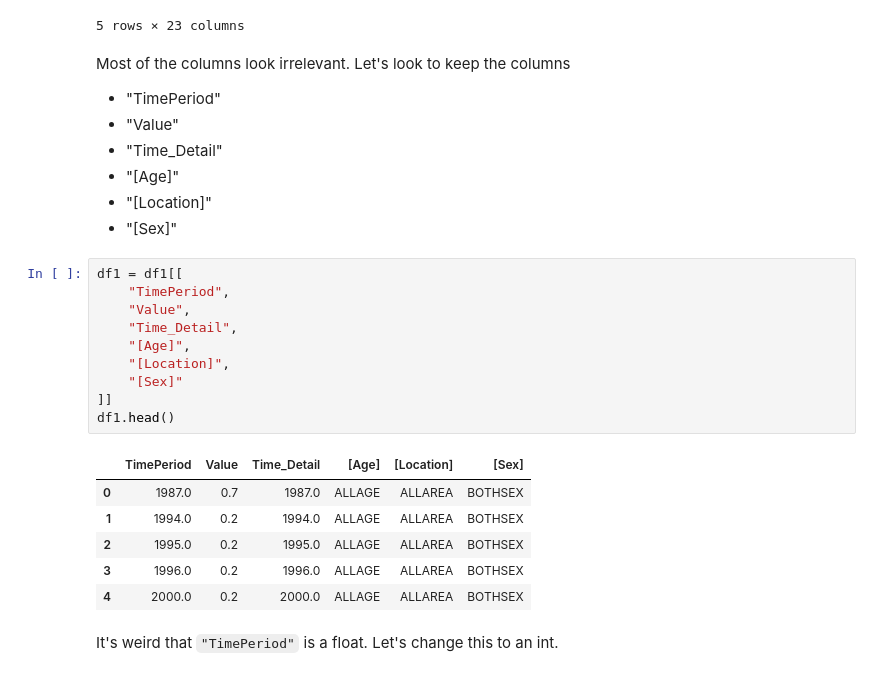
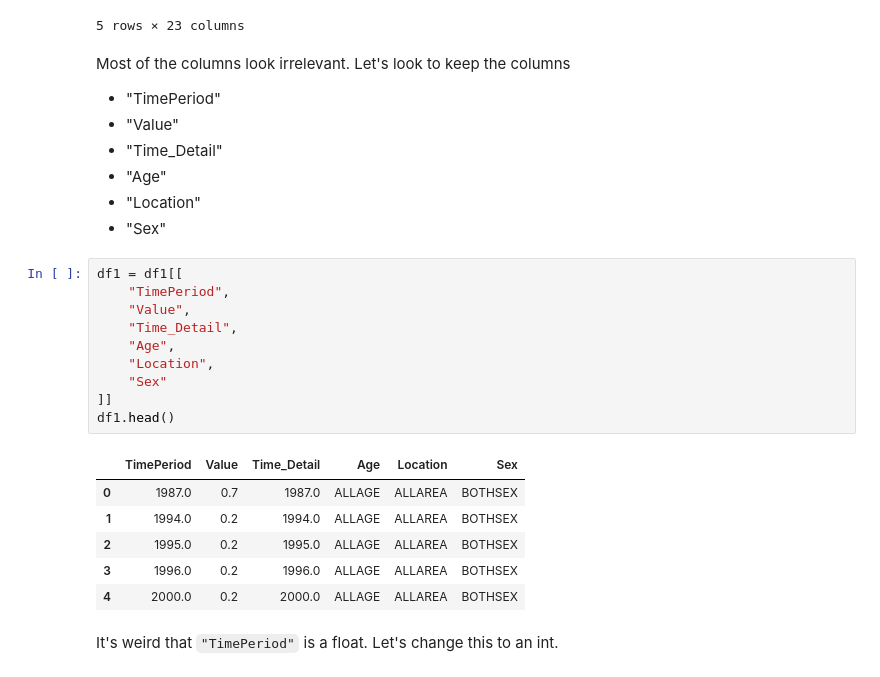
Before and after one commit to joshmaglione/CS102-Jupyter, a Jupyter notebook: Week07.ipynb, the cells around one changed output. Cells and saved outputs as stored; diff of their text form.

```diff
--- a/Week07.ipynb
+++ b/Week07.ipynb
@@ -48,21 +48,21 @@ Most of the columns look irrelevant. Let's look to keep the columns
 - "TimePeriod"
 - "Value"
 - "Time_Detail"
-- "[Age]"
-- "[Location]"
-- "[Sex]"
+- "Age"
+- "Location"
+- "Sex"
 # %%
 df1 = df1[[
 	"TimePeriod",
 	"Value",
 	"Time_Detail",
-	"[Age]",
-	"[Location]",
-	"[Sex]"
+	"Age",
+	"Location",
+	"Sex"
 ]]
 df1.head()
 # %% [output]
-|  | TimePeriod | Value | Time_Detail | [Age] | [Location] | [Sex] |
+|  | TimePeriod | Value | Time_Detail | Age | Location | Sex |
 | 0 | 1987.0 | 0.7 | 1987.0 | ALLAGE | ALLAREA | BOTHSEX |
 | 1 | 1994.0 | 0.2 | 1994.0 | ALLAGE | ALLAREA | BOTHSEX |
 | 2 | 1995.0 | 0.2 | 1995.0 | ALLAGE | ALLAREA | BOTHSEX |
```
Also changed, not shown: parts of 27 cells of this notebook, 2 other files.
